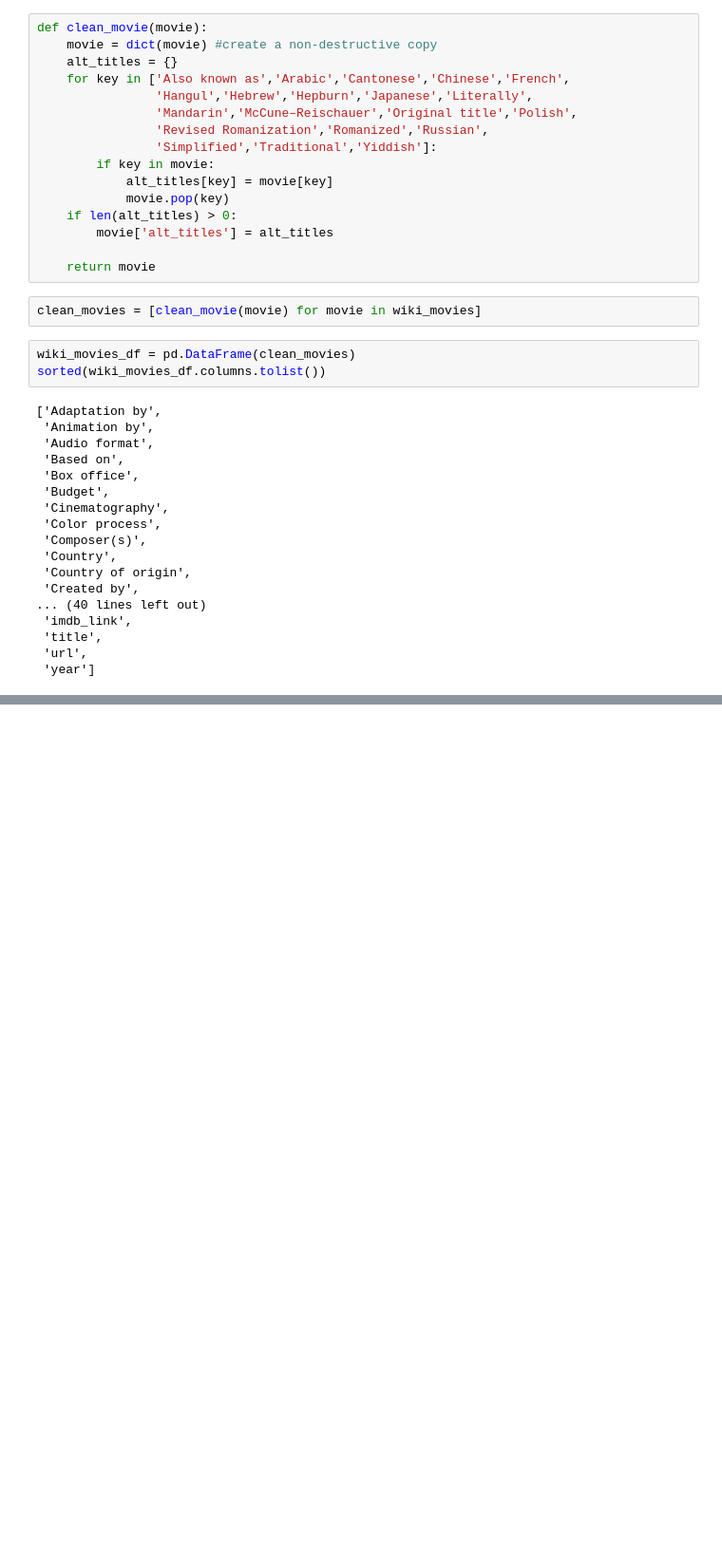
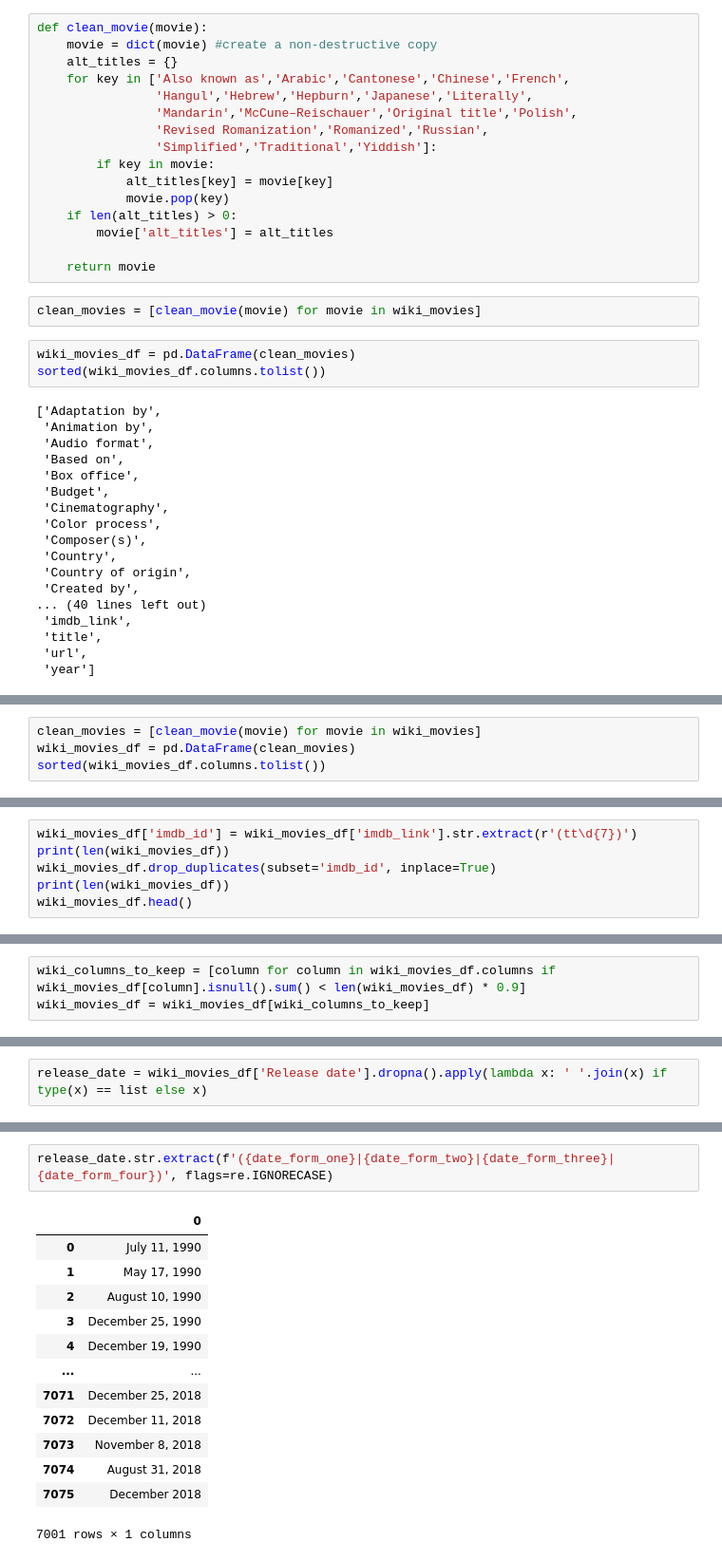
Before and after one commit to dipityyy/Movies-ETL, a Jupyter notebook: clean_movie.ipynb, the cells around one changed output, grey strips where cells are left out. Shown at 95% size. Cells and saved outputs as stored; diff of their text form; blank space fills up the shorter version.

```diff
--- a/clean_movie.ipynb
+++ b/clean_movie.ipynb
@@ -210,0 +263,4 @@ sorted(wiki_movies_df.columns.tolist())
+# %%
+clean_movies = [clean_movie(movie) for movie in wiki_movies]
+wiki_movies_df = pd.DataFrame(clean_movies)
+sorted(wiki_movies_df.columns.tolist())
@@ -210,0 +285,6 @@ sorted(wiki_movies_df.columns.tolist())
+# %%
+wiki_movies_df['imdb_id'] = wiki_movies_df['imdb_link'].str.extract(r'(tt\d{7})')
+print(len(wiki_movies_df))
+wiki_movies_df.drop_duplicates(subset='imdb_id', inplace=True)
+print(len(wiki_movies_df))
+wiki_movies_df.head()
@@ -210,0 +341,3 @@ sorted(wiki_movies_df.columns.tolist())
+# %%
+wiki_columns_to_keep = [column for column in wiki_movies_df.columns if wiki_movies_df[column].isnull().sum() < len(wiki_movies_df) * 0.9]
+wiki_movies_df = wiki_movies_df[wiki_columns_to_keep]
@@ -210,0 +519,2 @@ sorted(wiki_movies_df.columns.tolist())
+# %%
+release_date = wiki_movies_df['Release date'].dropna().apply(lambda x: ' '.join(x) if type(x) == list else x)
@@ -210,0 +528,16 @@ sorted(wiki_movies_df.columns.tolist())
+# %%
+release_date.str.extract(f'({date_form_one}|{date_form_two}|{date_form_three}|{date_form_four})', flags=re.IGNORECASE)
+# %% [output]
+|  | 0 |
+| 0 | July 11, 1990 |
+| 1 | May 17, 1990 |
+| 2 | August 10, 1990 |
+| 3 | December 25, 1990 |
+| 4 | December 19, 1990 |
+| ... | ... |
+| 7071 | December 25, 2018 |
+| 7072 | December 11, 2018 |
+| 7073 | November 8, 2018 |
+| 7074 | August 31, 2018 |
+| 7075 | December 2018 |
+7001 rows × 1 columns
```
Also changed, not shown: parts of 51 cells of this notebook.
